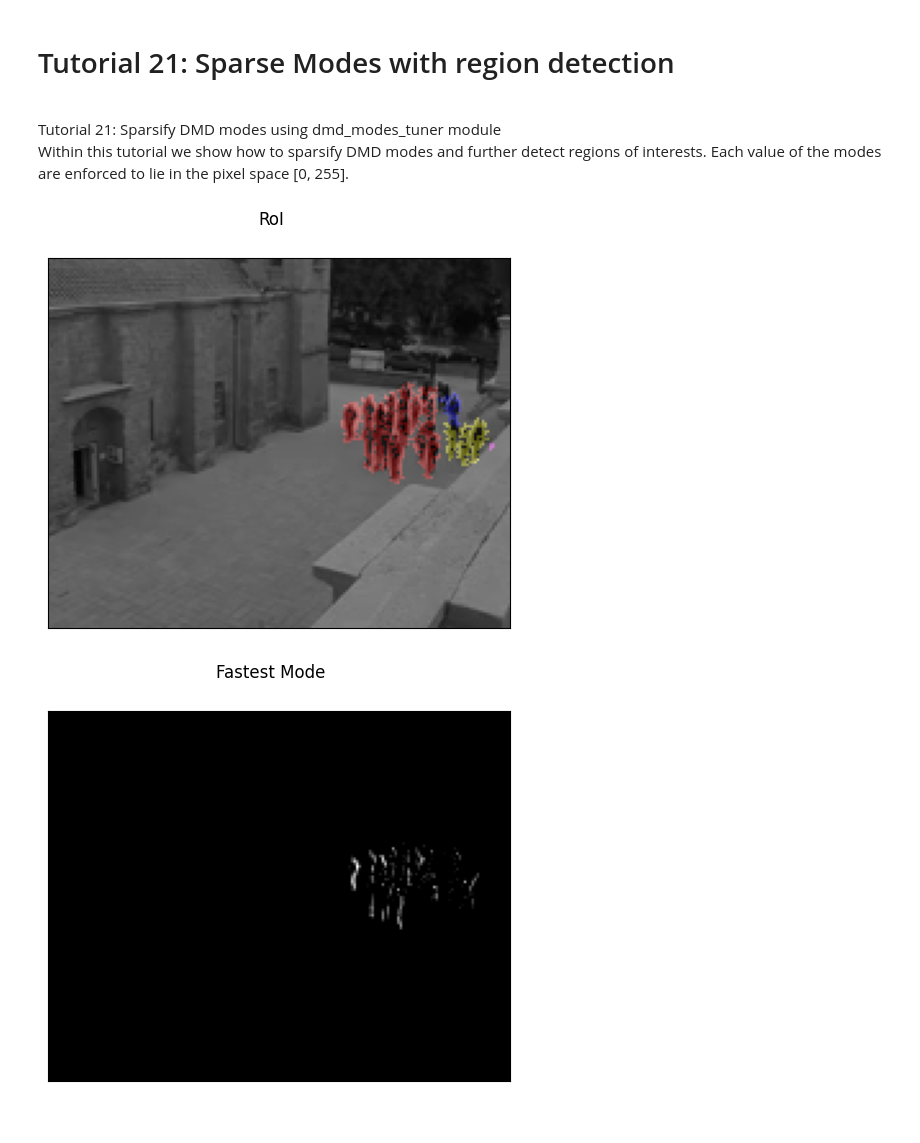
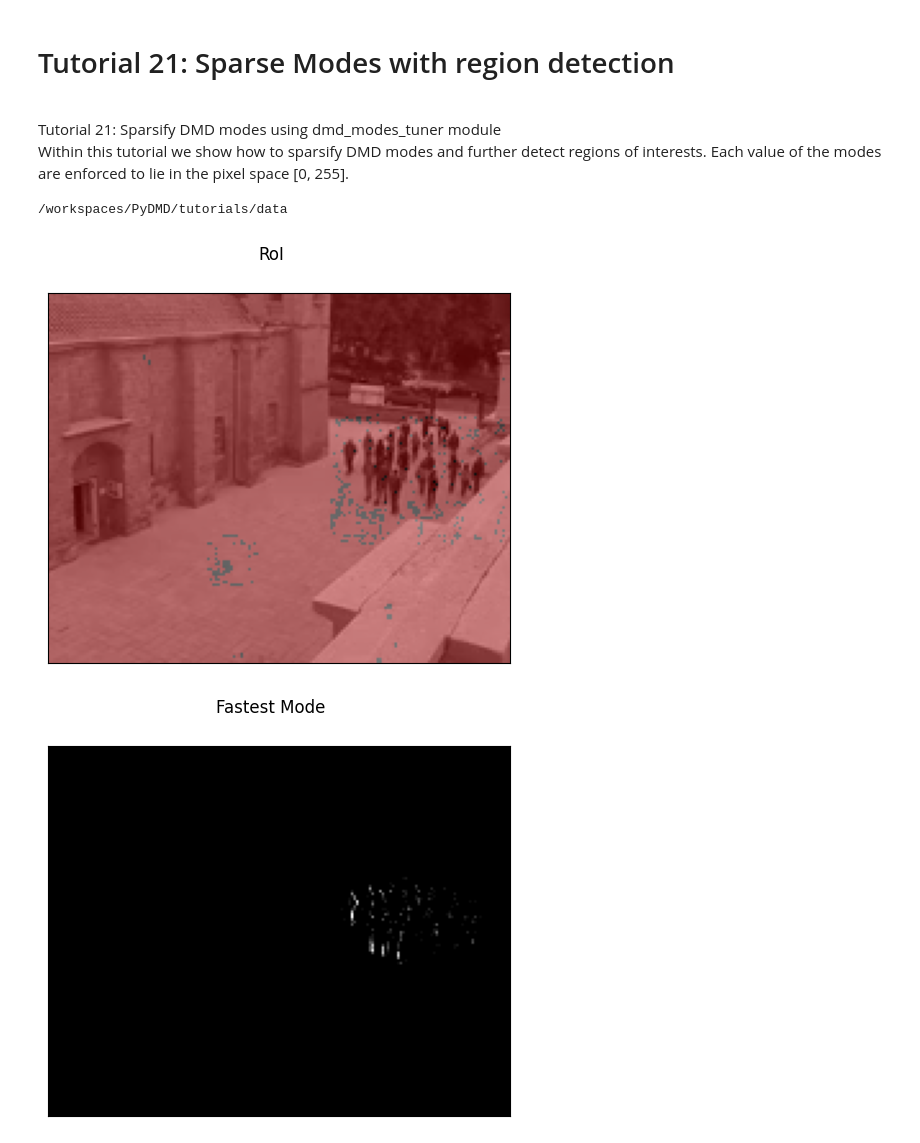
Before and after one commit to greinerth/PyDMD, a Jupyter notebook: tutorials/tutorial21/tutorial-21-sparse-modes-moseg.ipynb, the cells around one changed output. Drawn from its saved outputs; the diff is of its cells as text; code cells hidden in the pictures.

Commit message:
bugfix: fixing relative path issue in tutorial21

```diff
--- a/tutorials/tutorial21/tutorial-21-sparse-modes-moseg.ipynb
+++ b/tutorials/tutorial21/tutorial-21-sparse-modes-moseg.ipynb
@@ -22,19 +22,11 @@ if __name__ == "__main__":
     DIR = os.path.dirname(os.path.abspath(""))
     DIR = os.path.join(DIR, "data")
 
-    cap = cv2.VideoCapture(os.path.join(DIR, "flock.mp4"))
-
     READ_FRAMES = 12
     AREA_SIZE_MIN = 5
     AREA_SIZE_MAX = 1000.0
     PIXELTHRESH = 10
-    OSQP_settings = {
-        "max_iter": int(1e6),
-        "verbose": False,
-        "linsys_solver": "qdldl",
-        "polish": True
-    }
-
+    cap = cv2.VideoCapture(os.path.join(DIR, "flock.mp4"))
     if not cap.isOpened():
         raise FileNotFoundError(
             os.path.join(DIR, "flock.mp4") + " does not exist!"
@@ -67,12 +59,11 @@ if __name__ == "__main__":
         omegas,
         time,
         obs,
-        alpha=10.0,
-        beta=1e-6,
+        alpha=1.0,
+        beta=1e-4,
         bounds_real=bounds_real,
         bounds_imag=bounds_imag,
-        max_iter=10,
-        osqp_settings=OSQP_settings
+        max_iter=5,
     )
 
     omegas = omegas[idx_ok]
@@ -85,38 +76,38 @@ if __name__ == "__main__":
         ((sparse_modes[:, -1] * amps[-1]).real).astype(np.uint8),
         (int(height), int(width)),
     )
-
     img_grey_bg = np.reshape(
         ((sparse_modes[:, 0] * amps[0]).real).astype(np.uint8),
         (int(height), int(width)),
     )
-
     img_fg = images[..., 0] - img_grey_bg
     msk = img_fg > PIXELTHRESH
     msk = morphology.remove_small_objects(msk, AREA_SIZE_MIN)
     labels = label(msk, connectivity=1)
+
     img_overlay = label2rgb(labels, images[..., 0])
 
     fig1, ax1 = plt.subplots(1, 1)
     fig2, ax2 = plt.subplots(1, 1)
     fig3, ax3 = plt.subplots(1, 1)
 
     ax1.imshow(img_overlay)
     ax1.get_xaxis().set_ticks([])
     ax1.get_yaxis().set_ticks([])
     ax2.imshow(img_grey_fast, cmap="gray")
     ax2.get_xaxis().set_ticks([])
     ax2.get_yaxis().set_ticks([])
     ax3.imshow(img_grey_bg, cmap="gray")
     ax3.get_xaxis().set_ticks([])
     ax3.get_yaxis().set_ticks([])
 
     fig1.suptitle("RoI")
     fig2.suptitle("Fastest Mode")
     fig3.suptitle("Background Mode")
 
     plt.show()
 # %% [output]
+/workspaces/PyDMD/tutorials/data
-[figure, old version]
+[figure, new version]
-[figure, old version]
+[figure, new version]
 [figure]
```
Also changed, not shown: 1 other file.
